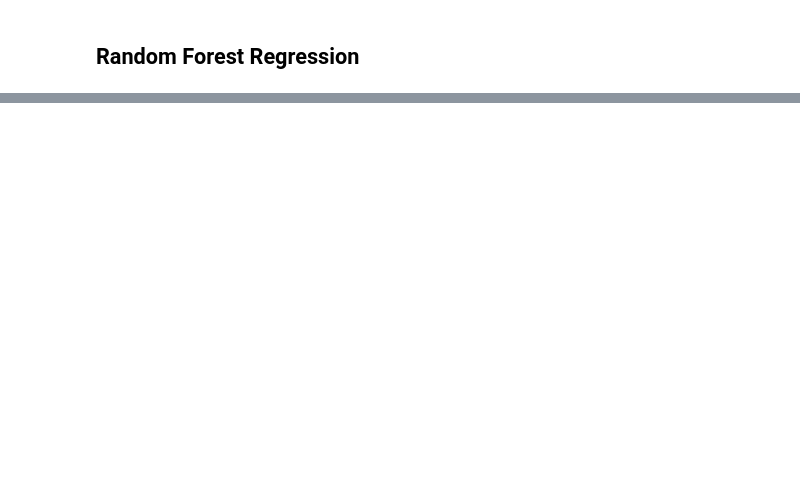
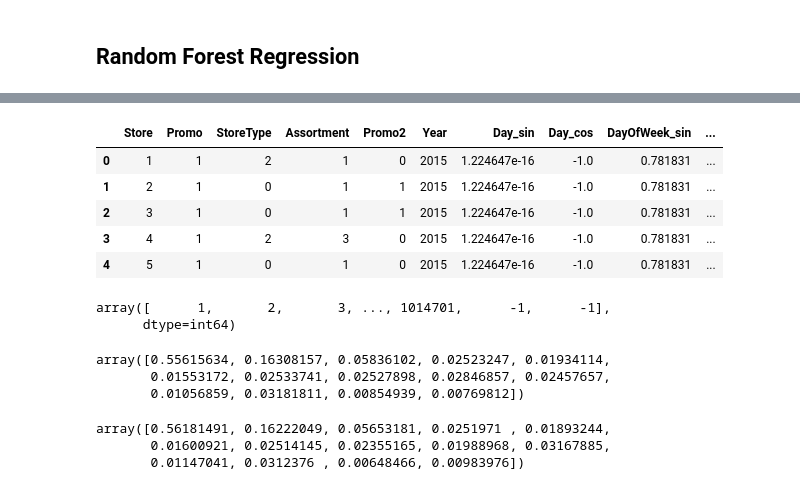
Before and after one commit to brenosakaguti/rossman-sales-prediction, a Jupyter notebook: rossman_models.ipynb, the cells around one changed output, grey strips where cells are left out. Drawn from its saved outputs; the diff is of its cells as text; code cells hidden in the pictures; blank space fills up the shorter version.

```diff
--- a/rossman_models.ipynb
+++ b/rossman_models.ipynb
@@ -69,0 +169,26 @@ rf_error = calc_error("Random Forest", np.exp(y_test), np.exp(y_pred))
+# %%
+X_test.head()
+# %% [output]
+|  | Store | Promo | StoreType | Assortment | Promo2 | Year | Day_sin | Day_cos | DayOfWeek_sin | ... |
+| 0 | 1 | 1 | 2 | 1 | 0 | 2015 | 1.224647e-16 | -1.0 | 0.781831 | ... |
+| 1 | 2 | 1 | 0 | 1 | 1 | 2015 | 1.224647e-16 | -1.0 | 0.781831 | ... |
+| 2 | 3 | 1 | 0 | 1 | 1 | 2015 | 1.224647e-16 | -1.0 | 0.781831 | ... |
+| 3 | 4 | 1 | 2 | 3 | 0 | 2015 | 1.224647e-16 | -1.0 | 0.781831 | ... |
+| 4 | 5 | 1 | 0 | 1 | 0 | 2015 | 1.224647e-16 | -1.0 | 0.781831 | ... |
+# %%
+rf.estimators_[0].tree_.children_left
+# %% [output]
+array([      1,       2,       3, ..., 1014701,      -1,      -1],
+      dtype=int64)
+# %%
+rf.estimators_[0].feature_importances_
+# %% [output]
+array([0.55615634, 0.16308157, 0.05836102, 0.02523247, 0.01934114,
+       0.01553172, 0.02533741, 0.02527898, 0.02846857, 0.02457657,
+       0.01056859, 0.03181811, 0.00854939, 0.00769812])
+# %%
+rf.
+# %% [output]
+array([0.56181491, 0.16222049, 0.05653181, 0.0251971 , 0.01893244,
+       0.01600921, 0.02514145, 0.02355165, 0.01988968, 0.03167885,
+       0.01147041, 0.0312376 , 0.00648466, 0.00983976])
```
Also changed, not shown: parts of 30 cells of this notebook.
